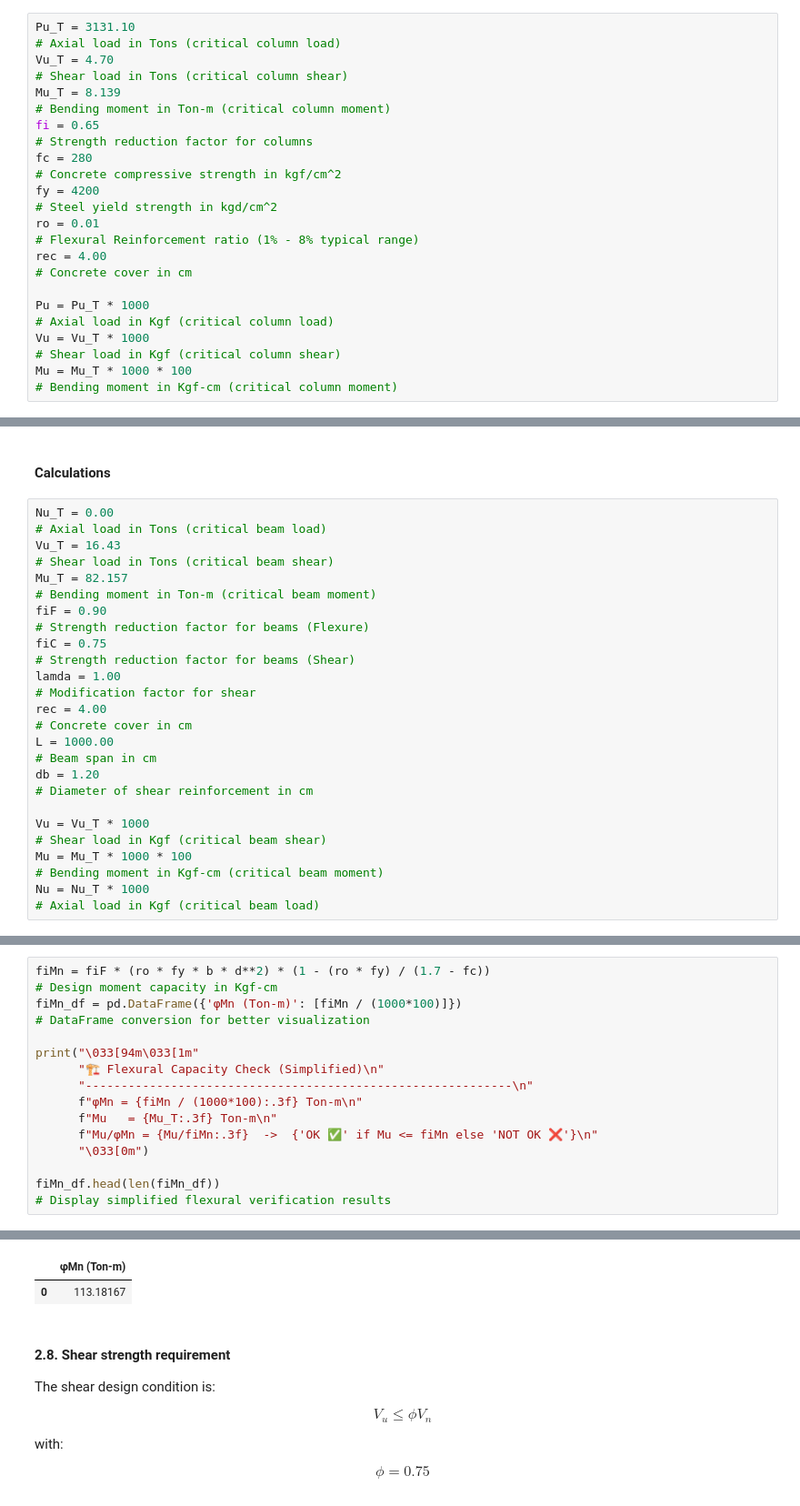
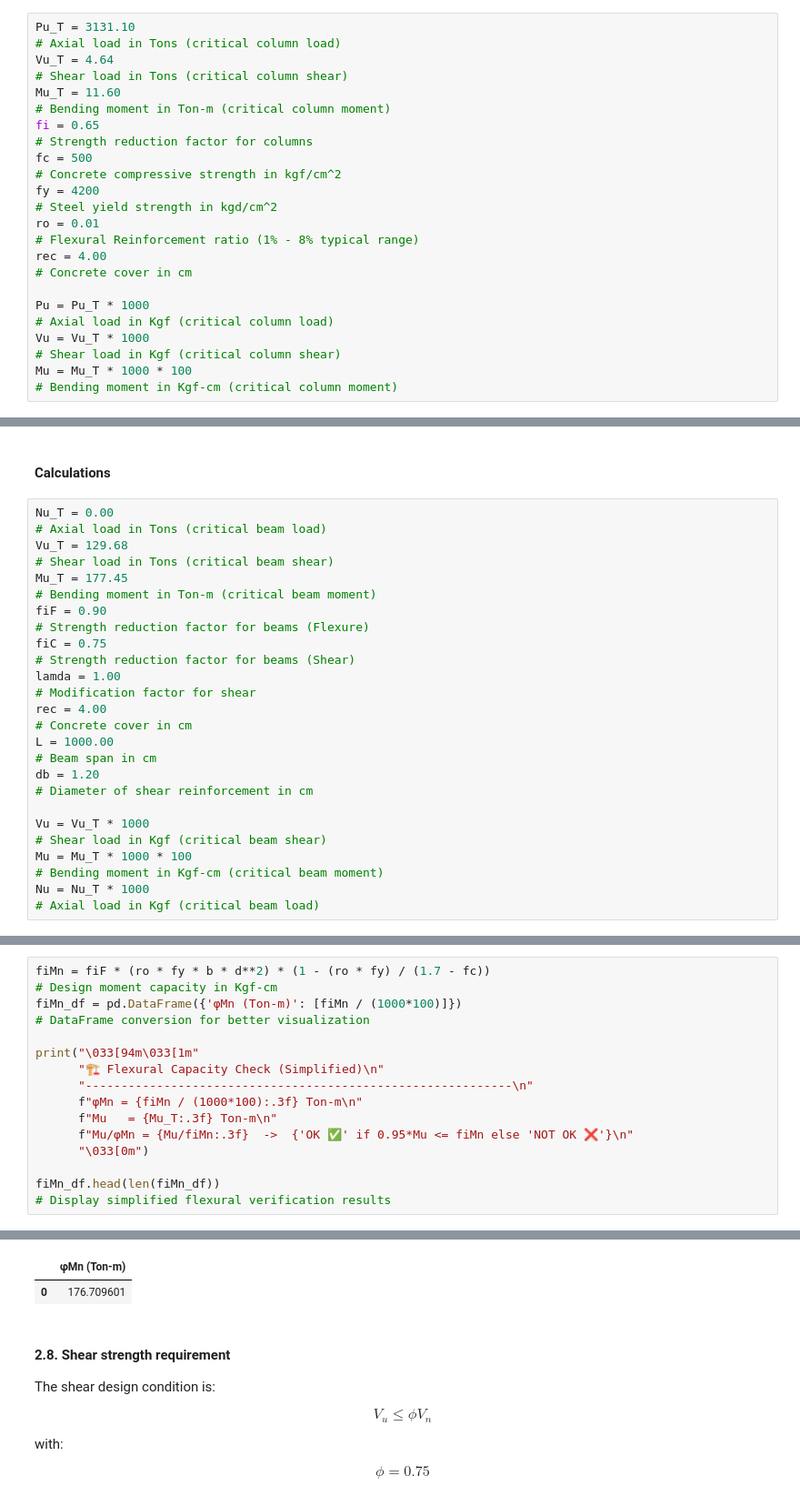
Before and after one commit to Normando1945/Repo_Computational_Methods, a Jupyter notebook: examples/Predimensionamiento_Simple_MC_2025_02.ipynb, the cells around one changed output, grey strips where cells are left out. Shown at 91% size. Cells and saved outputs as stored; diff of their text form.

```diff
--- a/examples/Predimensionamiento_Simple_MC_2025_02.ipynb
+++ b/examples/Predimensionamiento_Simple_MC_2025_02.ipynb
@@ -192,10 +192,10 @@ in subsequent stages of the structural design process.
 #### **Calculations**
 # %%
 Pu_T = 3131.10                                                                                                                     # Axial load in Tons (critical column load)
-Vu_T = 4.70                                                                                                                         # Shear load in Tons (critical column shear)
-Mu_T = 8.139                                                                                                                        # Bending moment in Ton-m (critical column moment)
+Vu_T = 4.64                                                                                                                         # Shear load in Tons (critical column shear)
+Mu_T = 11.60                                                                                                                        # Bending moment in Ton-m (critical column moment)
 fi = 0.65                                                                                                                           # Strength reduction factor for columns
-fc = 280                                                                                                                            # Concrete compressive strength in kgf/cm^2
+fc = 500                                                                                                                            # Concrete compressive strength in kgf/cm^2
 fy = 4200                                                                                                                           # Steel yield strength in kgd/cm^2
 ro = 0.01                                                                                                                           # Flexural Reinforcement ratio (1% - 8% typical range)
 rec = 4.00                                                                                                                          # Concrete cover in cm
@@ -659,8 +659,8 @@ This applies to:
 #### **Calculations**
 # %%
 Nu_T = 0.00                                                                                                                         # Axial load in Tons (critical beam load)
-Vu_T = 16.43                                                                                                                        # Shear load in Tons (critical beam shear)
-Mu_T = 82.157                                                                                                                       # Bending moment in Ton-m (critical beam moment)
+Vu_T = 129.68                                                                                                                        # Shear load in Tons (critical beam shear)
+Mu_T = 177.45                                                                                                                       # Bending moment in Ton-m (critical beam moment)
 fiF = 0.90                                                                                                                          # Strength reduction factor for beams (Flexure)
 fiC = 0.75                                                                                                                          # Strength reduction factor for beams (Shear)
 lamda = 1.00                                                                                                                        # Modification factor for shear
@@ -718,7 +718,7 @@ print("\033[94m\033[1m"
       "------------------------------------------------------------\n"
       f"φMn = {fiMn / (1000*100):.3f} Ton-m\n"
       f"Mu   = {Mu_T:.3f} Ton-m\n"
-      f"Mu/φMn = {Mu/fiMn:.3f}  ->  {'OK ✅' if Mu <= fiMn else 'NOT OK ❌'}\n"
+      f"Mu/φMn = {Mu/fiMn:.3f}  ->  {'OK ✅' if 0.95*Mu <= fiMn else 'NOT OK ❌'}\n"
       "\033[0m")
 
 fiMn_df.head(len(fiMn_df))                                                                                                         # Display simplified flexural verification results
@@ -731,5 +731,5 @@ Mu/φMn = 0.726  ->  OK ✅
 |  | φMn (Ton-m) |
-| 0 | 113.18167 |
+| 0 | 176.709601 |
 # %% [markdown]
 #### **2.8. Shear strength requirement**
 
```
Also changed, not shown: parts of 10 cells of this notebook.
